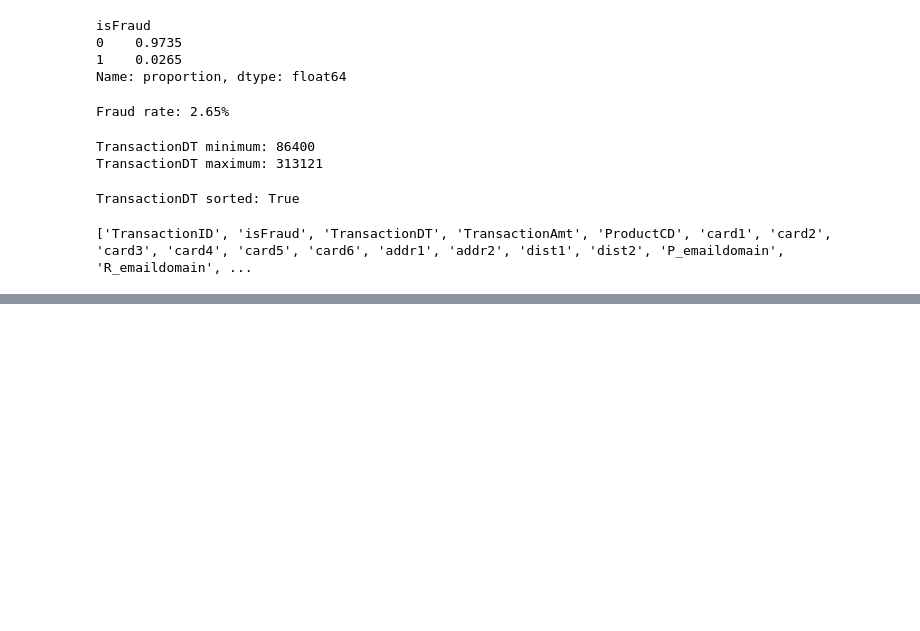
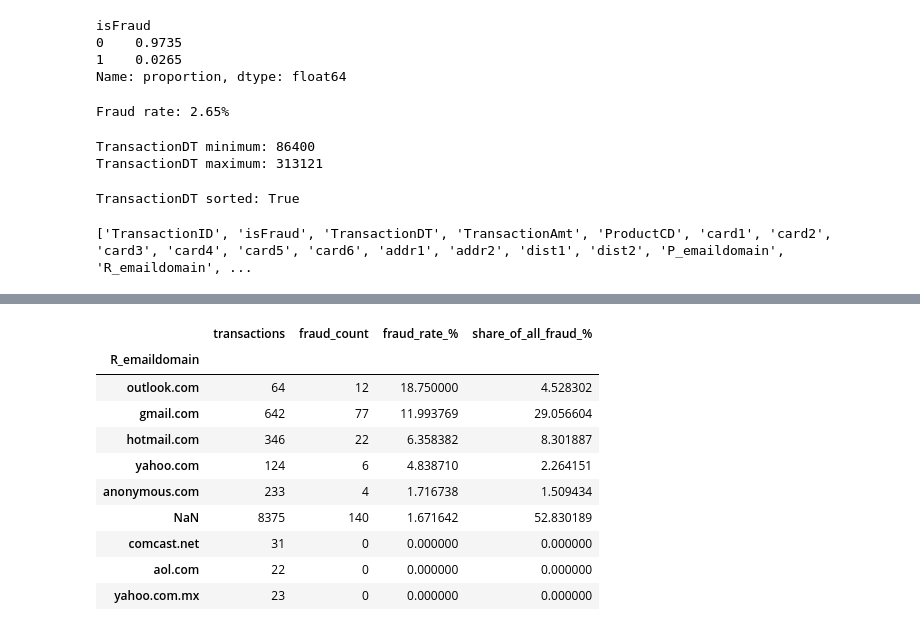
Before and after one commit to nileshkatuwal/fraud-detection-risk-scoring, a Jupyter notebook: notebooks/01_data_understanding.ipynb, the cells around one changed output, grey strips where cells are left out. Drawn from its saved outputs; the diff is of its cells as text; code cells hidden in the pictures; blank space fills up the shorter version.

```diff
--- a/notebooks/01_data_understanding.ipynb
+++ b/notebooks/01_data_understanding.ipynb
@@ -93,0 +515,23 @@ print(train_sample.columns.tolist())
+# %%
+# Analyze fraud rates for recipient email domains.
+# We use the same minimum transaction threshold so that
+# very small categories do not dominate our interpretation.
+r_email_analysis = analyze_categorical_feature(
+    train_sample,
+    "R_emaildomain",
+    min_transactions=20
+)
+
+r_email_analysis
+# %% [output]
+|  | transactions | fraud_count | fraud_rate_% | share_of_all_fraud_% |
+| R_emaildomain |  |  |  |  |
+| outlook.com | 64 | 12 | 18.750000 | 4.528302 |
+| gmail.com | 642 | 77 | 11.993769 | 29.056604 |
+| hotmail.com | 346 | 22 | 6.358382 | 8.301887 |
+| yahoo.com | 124 | 6 | 4.838710 | 2.264151 |
+| anonymous.com | 233 | 4 | 1.716738 | 1.509434 |
+| NaN | 8375 | 140 | 1.671642 | 52.830189 |
+| comcast.net | 31 | 0 | 0.000000 | 0.000000 |
+| aol.com | 22 | 0 | 0.000000 | 0.000000 |
+| yahoo.com.mx | 23 | 0 | 0.000000 | 0.000000 |
```
Also changed, not shown: parts of 32 cells of this notebook.
